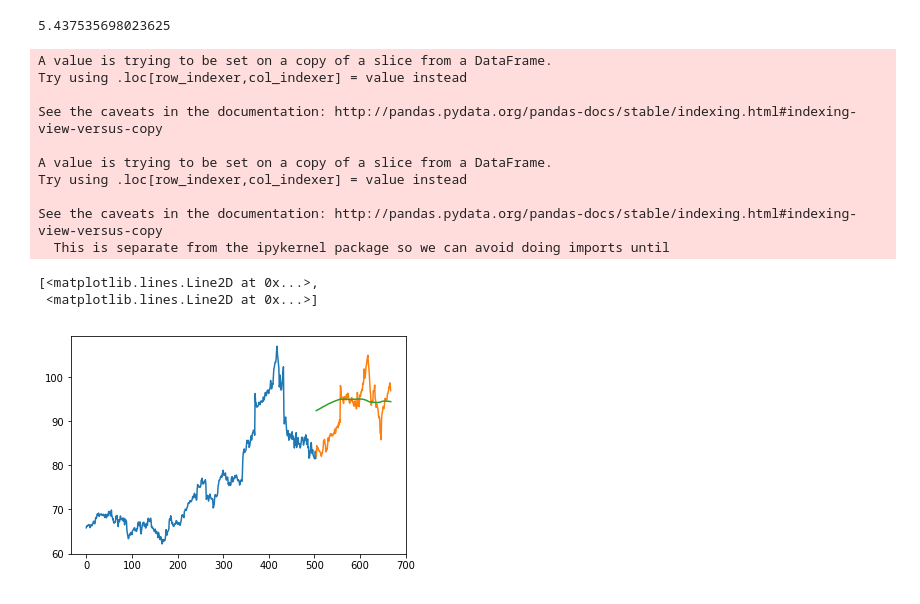
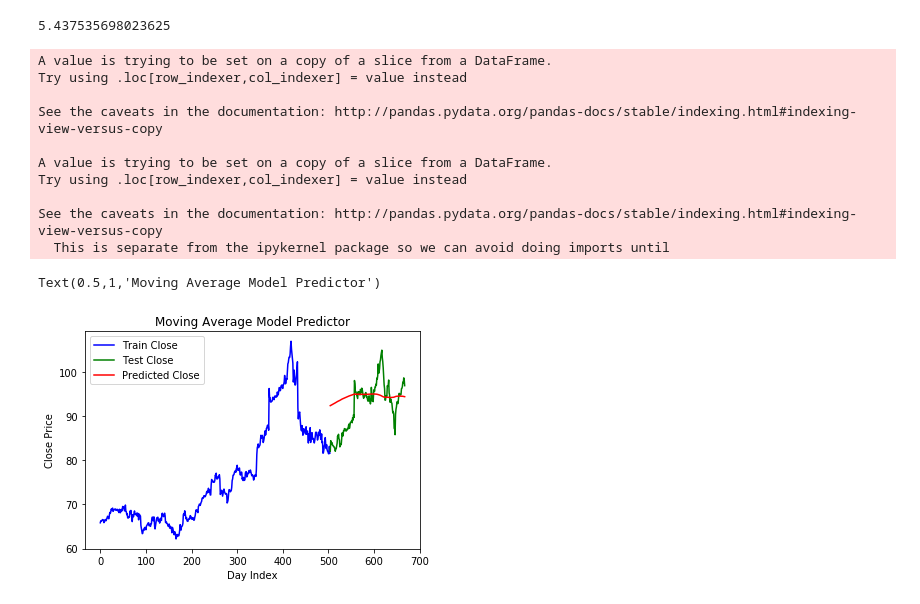
Before and after one commit to sankmish/Keras-Stock-Predictor, a Jupyter notebook: filter_data_and_models.ipynb, the cells around one changed output. Saved outputs shown, nothing was run; the diff lists cells and outputs as text; code cells hidden in the pictures.

Commit message:
Pushed Sanket's model compilation to master
Pushed everyone's compiled models from jupyter notebook file to master branch

```diff
--- a/filter_data_and_models.ipynb
+++ b/filter_data_and_models.ipynb
@@ -29,19 +47,14 @@ unfilteredData.head()
 # %%
-#Grab All Index Values for Stock Predictor to Split CSV Data to Train and Test
-lastIndex = len(unfilteredData)-1
-spliceIndex = lastIndex-1
-startDate = unfilteredData.loc[unfilteredData["date"] == "2016-06-01"]
-startDateIndex = startDate.index.tolist()
+filteredLastIndex = len(filteredData)-1
+spliceIndex = filteredLastIndex-1
 outputStartDateIndex = startDateIndex[0] + 1
-endDateTrain = unfilteredData.loc[unfilteredData["date"] == "2018-06-01"]
+endDateTrain = filteredData.loc[filteredData["date"] == "2018-06-01"]
 endDateTrainIndex = endDateTrain.index.tolist()
 inputTrainEndDate = endDateTrainIndex[0] - 1
 outputTestStartDate = endDateTrainIndex[0] + 1
 
-print("Last Index of Raw Data: " + str(lastIndex))
+print("Last Index of Raw Data: " + str(filteredLastIndex))
 print("Splice Index: " + str(spliceIndex))
-print("Input Index Train Start 2.5 Years Ago : " + str(startDateIndex[0]))
-print("Output Index Train Start 2.5 Years Ago : " + str(outputStartDateIndex))
 print("Input Index Train End .5 Years Ago : " + str(inputTrainEndDate))
 print("Output Index Train End .5 Years Ago : " + str(endDateTrainIndex[0]))
 print("Output Index Test Start .5 Years Ago : " + str(outputTestStartDate))
@@ -56,4 +66,0 @@ Output Index Test Start .5 Years Ago : 1096
-# %%
-#Filter Data down to 2 1/2 Years
-filteredData = unfilteredData.loc[startDateIndex[0]:lastIndex]
-filteredData.head()
@@ -143,5 +138,5 @@ print(movingAverageTrainEndIndex)
 # %%
-movingAverageTrainData = movingAverageData.loc[:(movingAverageTrainEndIndex-1)]
+movingAverageTrainData = movingAverageData.loc[:inputTrainEndDate]
 movingAverageTrainData.head()
 # %% [output]
 |  | date | close |
@@ -151,7 +146,7 @@ movingAverageTrainData.head()
 | 3 | 2016-06-06 | 66.3684 |
 | 4 | 2016-06-07 | 66.3497 |
 # %%
-movingAverageTestData = movingAverageData.loc[movingAverageTrainEndIndex:]
+movingAverageTestData = movingAverageData.loc[endDateTrainIndex[0]:]
 movingAverageTestData.head()
 # %% [output]
 |  | date | close |
@@ -184,20 +179,24 @@ rmse
 # %%
 #plot
 movingAverageTestData['Predictions'] = 0
 movingAverageTestData['Predictions'] = preds
-plt.plot(movingAverageTrainData['close'])
-plt.plot(movingAverageTestData[['close', 'Predictions']])
+plt.plot(movingAverageTrainData['close'], 'b-', label="Train Close")
+plt.plot(movingAverageTestData['close'], 'g-', label="Test Close")
+plt.plot(movingAverageTestData['Predictions'], 'r-', label="Predicted Close")
+plt.legend()
+plt.xlabel("Day Index")
+plt.ylabel("Close Price")
+plt.title("Moving Average Model Predictor")
 # %% [output]
 A value is trying to be set on a copy of a slice from a DataFrame.
 Try using .loc[row_indexer,col_indexer] = value instead
 
 See the caveats in the documentation: http://pandas.pydata.org/pandas-docs/stable/indexing.html#indexing-view-versus-copy
 
 A value is trying to be set on a copy of a slice from a DataFrame.
 Try using .loc[row_indexer,col_indexer] = value instead
 
 See the caveats in the documentation: http://pandas.pydata.org/pandas-docs/stable/indexing.html#indexing-view-versus-copy
   This is separate from the ipykernel package so we can avoid doing imports until
-[<matplotlib.lines.Line2D at 0x...>,
- <matplotlib.lines.Line2D at 0x...>]
+Text(0.5,1,'Moving Average Model Predictor')
-[figure, old version]
+[figure, new version]
```
Also changed, not shown: parts of 102 cells of this notebook.
